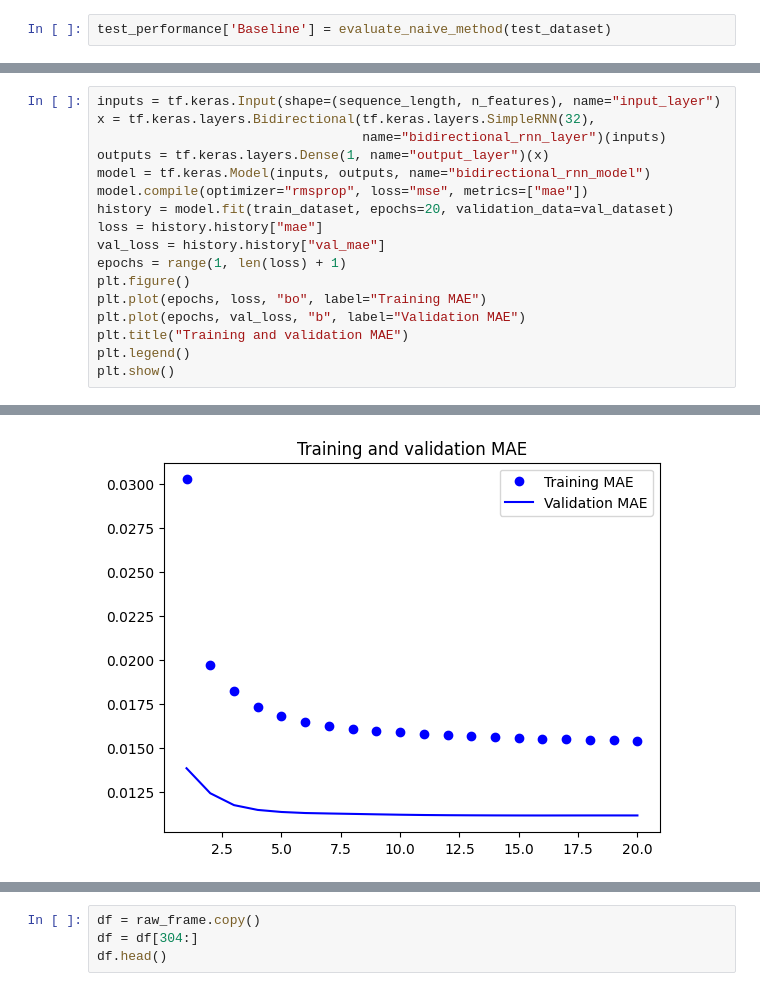
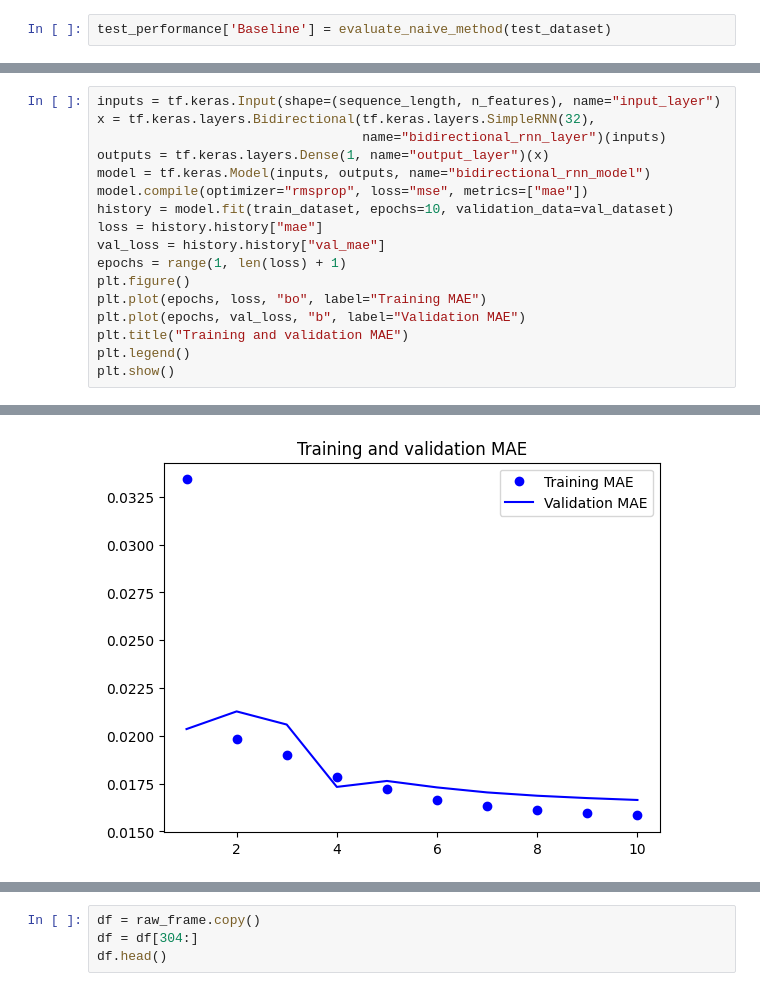
Before and after one commit to ariahosseini/DeepML, a Jupyter notebook: 008_TensorFlow_Proj_Eight_RNNs.ipynb, the cells around one changed output, grey strips where cells are left out. Drawn from its saved outputs; the diff is of its cells as text.

```diff
--- a/008_TensorFlow_Proj_Eight_RNNs.ipynb
+++ b/008_TensorFlow_Proj_Eight_RNNs.ipynb
@@ -539,7 +590,7 @@ x = tf.keras.layers.Bidirectional(tf.keras.layers.SimpleRNN(32),
 outputs = tf.keras.layers.Dense(1, name="output_layer")(x)
 model = tf.keras.Model(inputs, outputs, name="bidirectional_rnn_model")
 model.compile(optimizer="rmsprop", loss="mse", metrics=["mae"])
-history = model.fit(train_dataset, epochs=20, validation_data=val_dataset)
+history = model.fit(train_dataset, epochs=10, validation_data=val_dataset)
 loss = history.history["mae"]
 val_loss = history.history["val_mae"]
 epochs = range(1, len(loss) + 1)
@@ -570,4 +624,4 @@ Epoch 20/20
-[figure, old version]
+[figure, new version]
 # %%
 print(f"Test MAE: {model.evaluate(test_dataset)[1]:.5f}")
 # %% [output]
```
Also changed, not shown: parts of 101 cells of this notebook.
